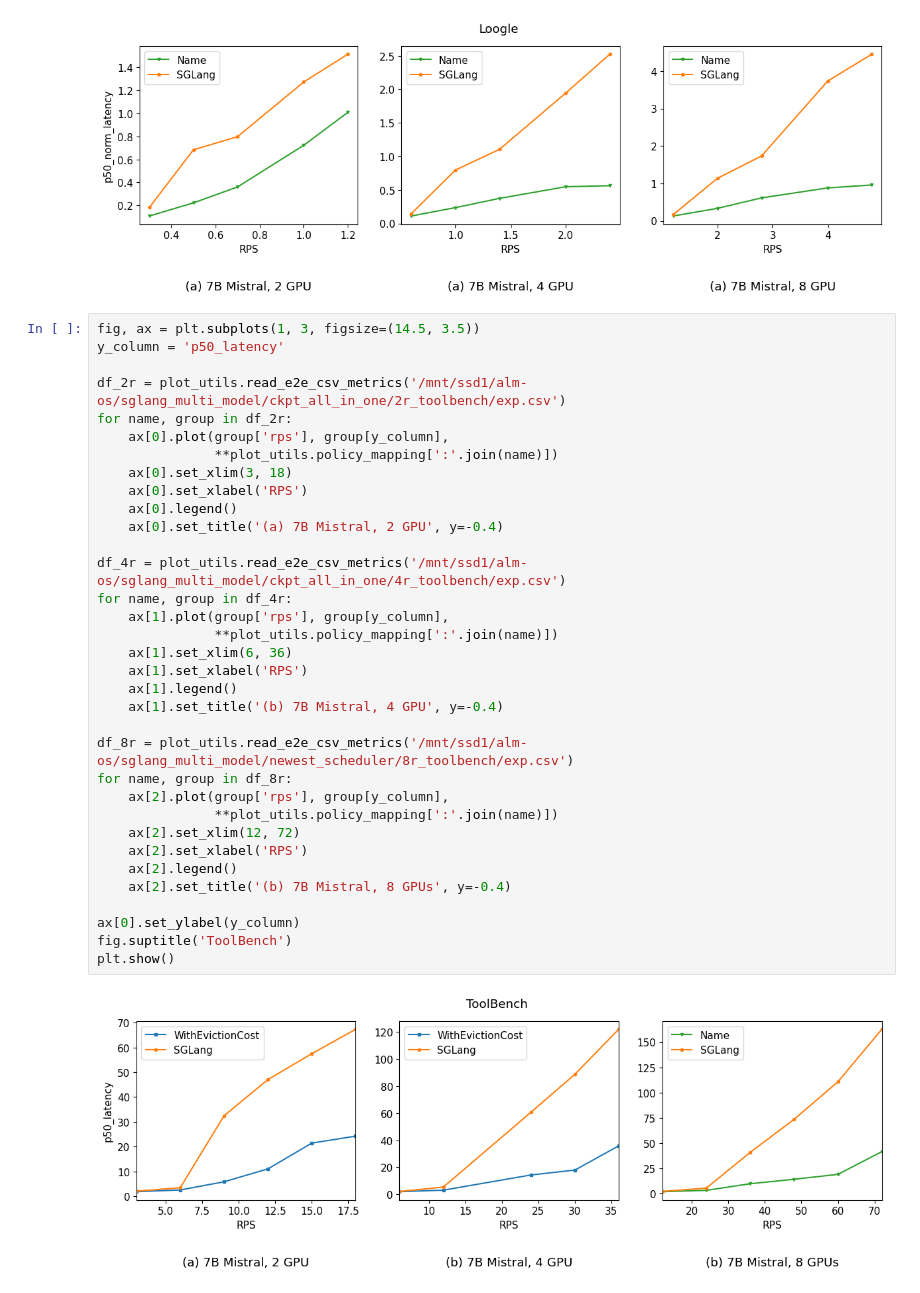
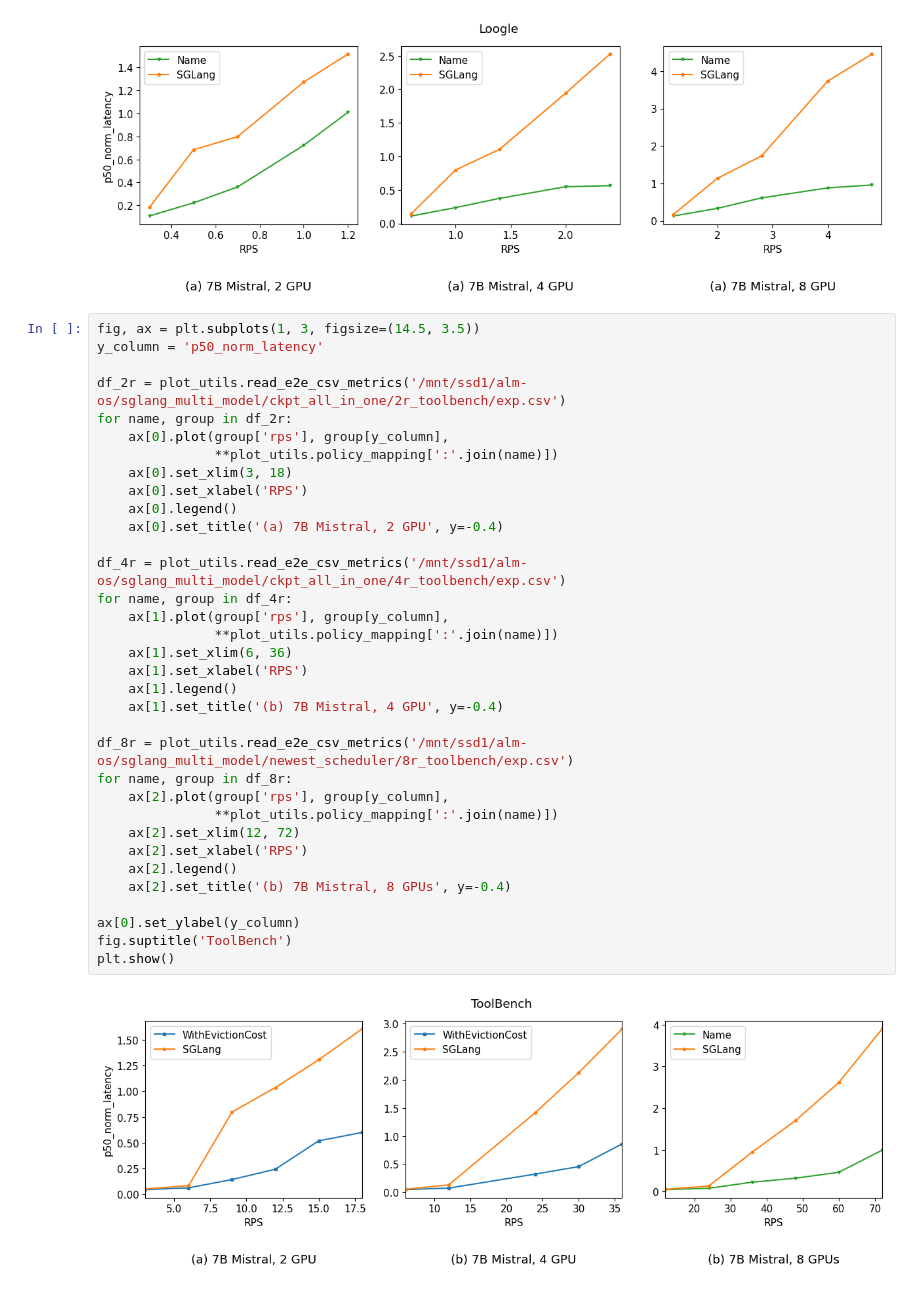
Before and after one commit to WukLab/preble, a Jupyter notebook: nsdi_plots/e2e.ipynb, the cells around one changed output. Saved outputs shown, nothing was run; the diff lists cells and outputs as text.

```diff
--- a/nsdi_plots/e2e.ipynb
+++ b/nsdi_plots/e2e.ipynb
@@ -96,40 +96,40 @@ Text(0, 0.5, 'p50_norm_latency')
 [figure]
 # %%
 fig, ax = plt.subplots(1, 3, figsize=(14.5, 3.5))
-y_column = 'p50_latency'
+y_column = 'p50_norm_latency'
 
 df_2r = plot_utils.read_e2e_csv_metrics('/mnt/ssd1/alm-os/sglang_multi_model/ckpt_all_in_one/2r_toolbench/exp.csv')
 for name, group in df_2r:
     ax[0].plot(group['rps'], group[y_column],
                **plot_utils.policy_mapping[':'.join(name)])
     ax[0].set_xlim(3, 18)
     ax[0].set_xlabel('RPS')
     ax[0].legend()
     ax[0].set_title('(a) 7B Mistral, 2 GPU', y=-0.4)
 
 df_4r = plot_utils.read_e2e_csv_metrics('/mnt/ssd1/alm-os/sglang_multi_model/ckpt_all_in_one/4r_toolbench/exp.csv')
 for name, group in df_4r:
     ax[1].plot(group['rps'], group[y_column],
                **plot_utils.policy_mapping[':'.join(name)])
     ax[1].set_xlim(6, 36)
     ax[1].set_xlabel('RPS')
     ax[1].legend()
     ax[1].set_title('(b) 7B Mistral, 4 GPU', y=-0.4)
 
 df_8r = plot_utils.read_e2e_csv_metrics('/mnt/ssd1/alm-os/sglang_multi_model/newest_scheduler/8r_toolbench/exp.csv')
 for name, group in df_8r:
     ax[2].plot(group['rps'], group[y_column],
                **plot_utils.policy_mapping[':'.join(name)])
     ax[2].set_xlim(12, 72)
     ax[2].set_xlabel('RPS')
     ax[2].legend()
     ax[2].set_title('(b) 7B Mistral, 8 GPUs', y=-0.4)
 
 ax[0].set_ylabel(y_column)
 fig.suptitle('ToolBench')
 plt.show()
 # %% [output]
-[figure, old version]
+[figure, new version]
 # %%
 fig, ax = plt.subplots(1, 3, figsize=(14.5, 3.5))
 y_column = 'p50_norm_latency'
```
Also changed, not shown: parts of 1 cell of this notebook, 3 other files.
